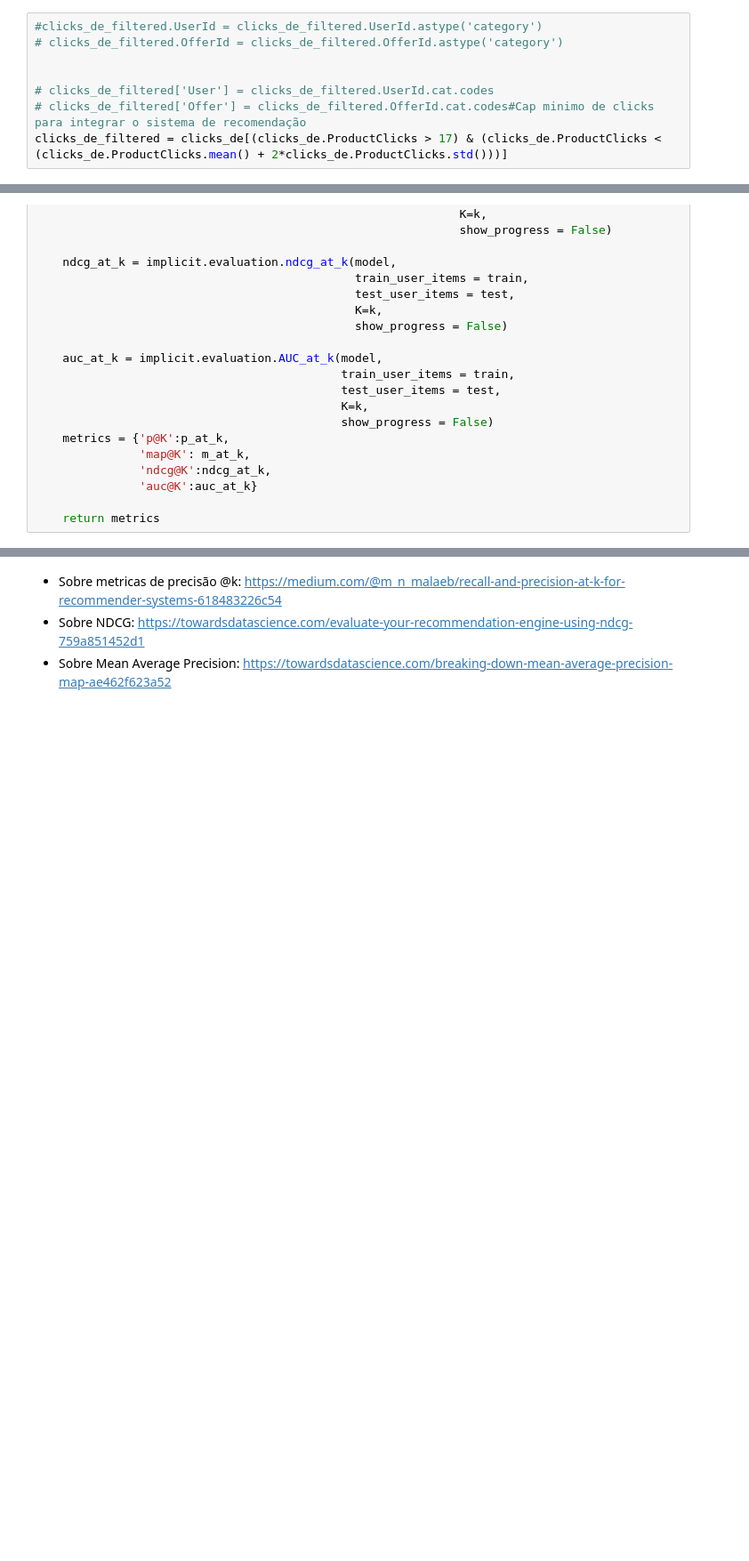
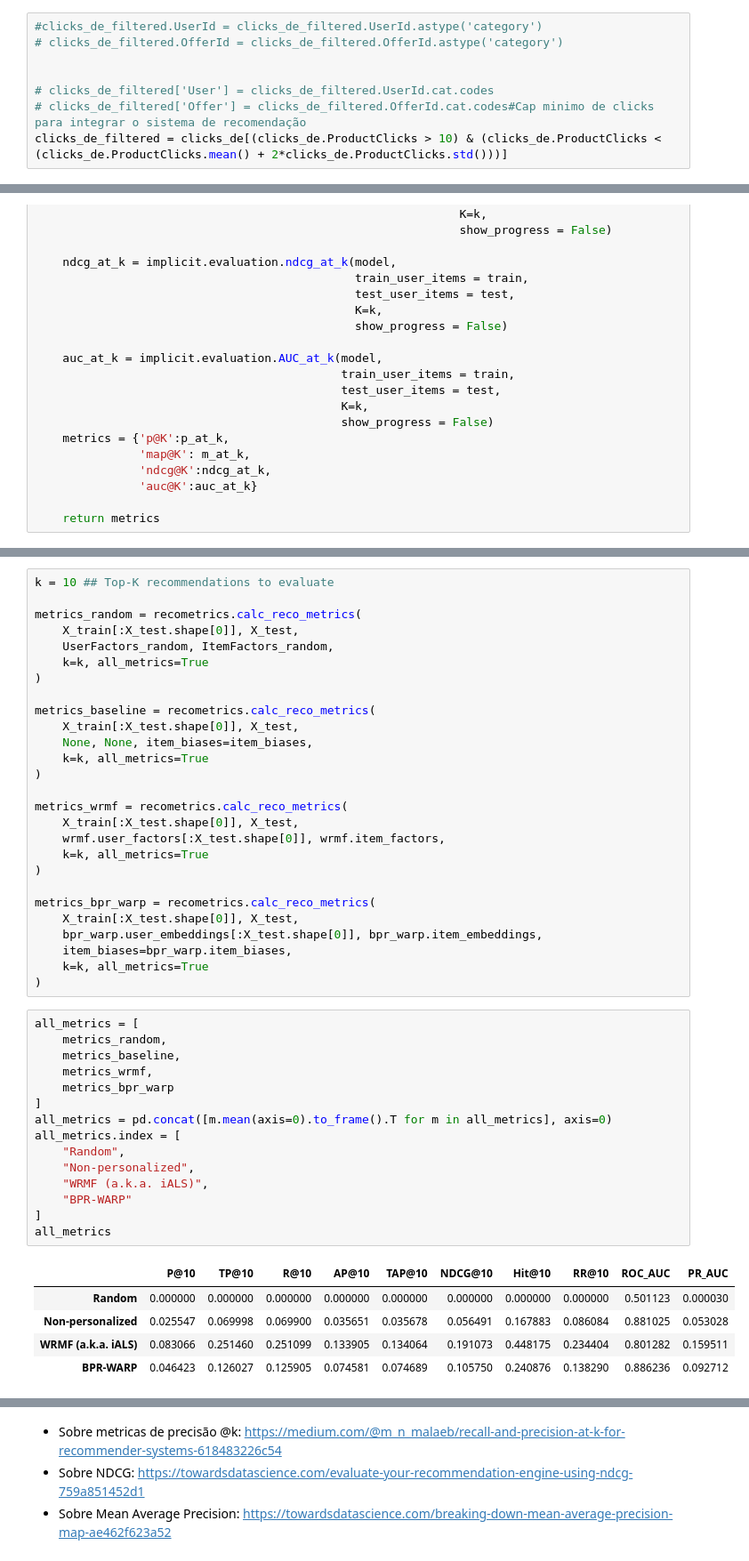
Before and after one commit to GabrielG16/Projeto-Digital-House, a Jupyter notebook: Modelo _Germany.ipynb, the cells around one changed output, grey strips where cells are left out. Shown at 89% size. Saved outputs shown, nothing was run; the diff lists cells and outputs as text; blank space fills up the shorter version.

Commit message:
Bloco de avaliação do modelo com Recometrics no notebook Germany

```diff
--- a/Modelo _Germany.ipynb
+++ b/Modelo _Germany.ipynb
@@ -99,7 +77,7 @@ clicks_de
 
 # clicks_de_filtered['User'] = clicks_de_filtered.UserId.cat.codes
 # clicks_de_filtered['Offer'] = clicks_de_filtered.OfferId.cat.codes#Cap minimo de clicks para integrar o sistema de recomendação
-clicks_de_filtered = clicks_de[(clicks_de.ProductClicks > 17) & (clicks_de.ProductClicks < (clicks_de.ProductClicks.mean() + 2*clicks_de.ProductClicks.std()))]
+clicks_de_filtered = clicks_de[(clicks_de.ProductClicks > 10) & (clicks_de.ProductClicks < (clicks_de.ProductClicks.mean() + 2*clicks_de.ProductClicks.std()))]
 # %%
 clicks_de_filtered['UserTotalClicks'] = clicks_de_filtered.groupby(by=['UserId'])['OfferId'].transform('count')
 clicks_de_filtered = clicks_de_filtered[(clicks_de_filtered.UserTotalClicks > 7)]
@@ -305,0 +299,48 @@ clicks_de_filtered.UserTotalClicks.shape
+# %%
+k = 10 ## Top-K recommendations to evaluate
+
+metrics_random = recometrics.calc_reco_metrics(
+    X_train[:X_test.shape[0]], X_test,
+    UserFactors_random, ItemFactors_random,
+    k=k, all_metrics=True
+)
+
+metrics_baseline = recometrics.calc_reco_metrics(
+    X_train[:X_test.shape[0]], X_test,
+    None, None, item_biases=item_biases,
+    k=k, all_metrics=True
+)
+
+metrics_wrmf = recometrics.calc_reco_metrics(
+    X_train[:X_test.shape[0]], X_test,
+    wrmf.user_factors[:X_test.shape[0]], wrmf.item_factors,
+    k=k, all_metrics=True
+)
+
+metrics_bpr_warp = recometrics.calc_reco_metrics(
+    X_train[:X_test.shape[0]], X_test,
+    bpr_warp.user_embeddings[:X_test.shape[0]], bpr_warp.item_embeddings,
+    item_biases=bpr_warp.item_biases,
+    k=k, all_metrics=True
+)
+# %%
+all_metrics = [
+    metrics_random,
+    metrics_baseline,
+    metrics_wrmf,
+    metrics_bpr_warp
+]
+all_metrics = pd.concat([m.mean(axis=0).to_frame().T for m in all_metrics], axis=0)
+all_metrics.index = [
+    "Random",
+    "Non-personalized",
+    "WRMF (a.k.a. iALS)",
+    "BPR-WARP"
+]
+all_metrics
+# %% [output]
+|  | P@10 | TP@10 | R@10 | AP@10 | TAP@10 | NDCG@10 | Hit@10 | RR@10 | ROC_AUC | PR_AUC |
+| Random | 0.000000 | 0.000000 | 0.000000 | 0.000000 | 0.000000 | 0.000000 | 0.000000 | 0.000000 | 0.501123 | 0.000030 |
+| Non-personalized | 0.025547 | 0.069998 | 0.069900 | 0.035651 | 0.035678 | 0.056491 | 0.167883 | 0.086084 | 0.881025 | 0.053028 |
+| WRMF (a.k.a. iALS) | 0.083066 | 0.251460 | 0.251099 | 0.133905 | 0.134064 | 0.191073 | 0.448175 | 0.234404 | 0.801282 | 0.159511 |
+| BPR-WARP | 0.046423 | 0.126027 | 0.125905 | 0.074581 | 0.074689 | 0.105750 | 0.240876 | 0.138290 | 0.886236 | 0.092712 |
```
Also changed, not shown: parts of 21 cells of this notebook, 8 other files.
